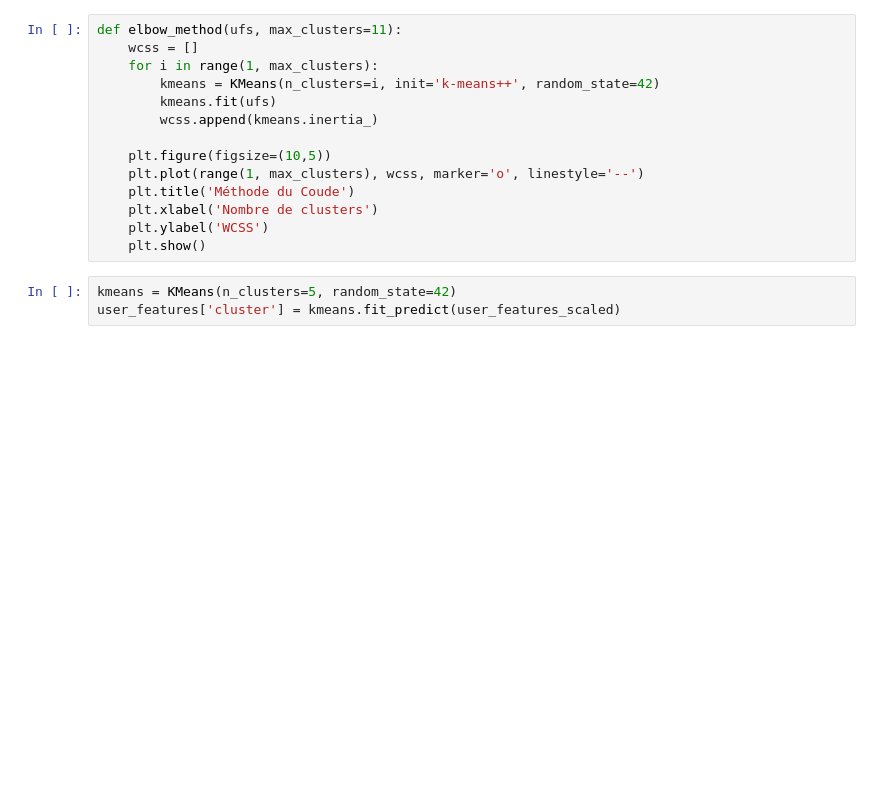
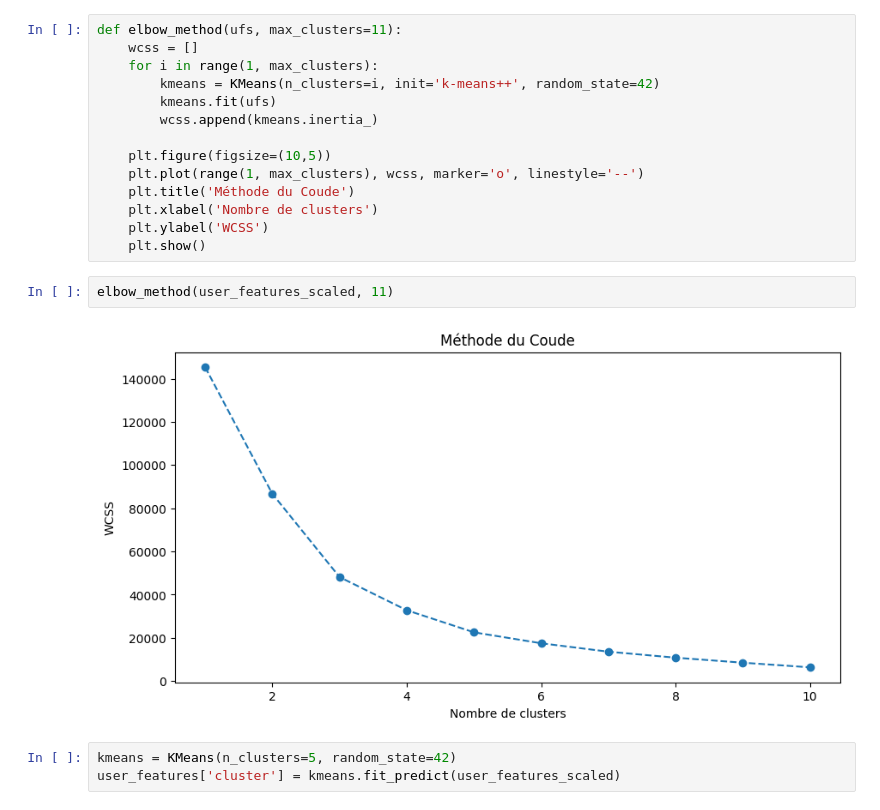
Before and after one commit to Stanley-schillaci/EDA, a Jupyter notebook: src/partie_3.ipynb, the cells around one changed output. Saved outputs shown, nothing was run; the diff lists cells and outputs as text; blank space fills up the shorter version.

```diff
--- a/src/partie_3.ipynb
+++ b/src/partie_3.ipynb
@@ -32,6 +34,10 @@ def elbow_method(ufs, max_clusters=11):
     plt.xlabel('Nombre de clusters')
     plt.ylabel('WCSS')
     plt.show()
+# %%
+elbow_method(user_features_scaled, 11)
+# %% [output]
+[figure, added]
 # %%
 kmeans = KMeans(n_clusters=5, random_state=42)
 user_features['cluster'] = kmeans.fit_predict(user_features_scaled)
```
Also changed, not shown: parts of 2 cells of this notebook, 2 other files.
